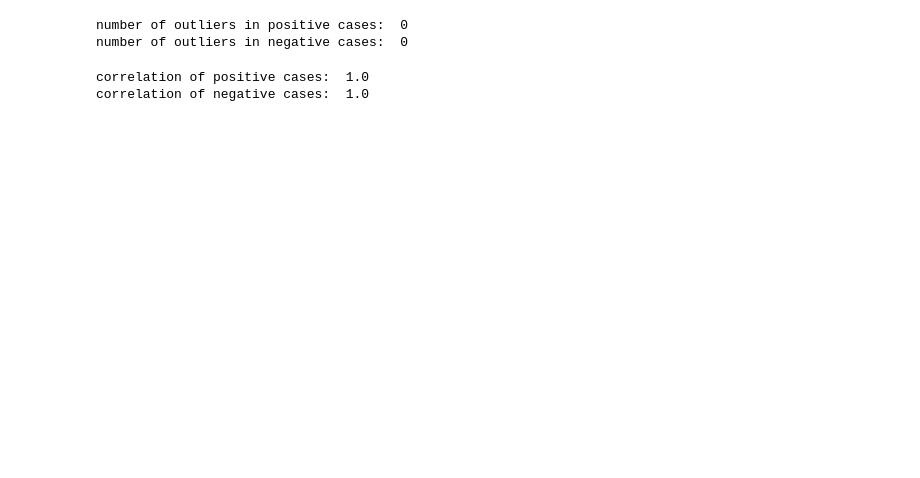
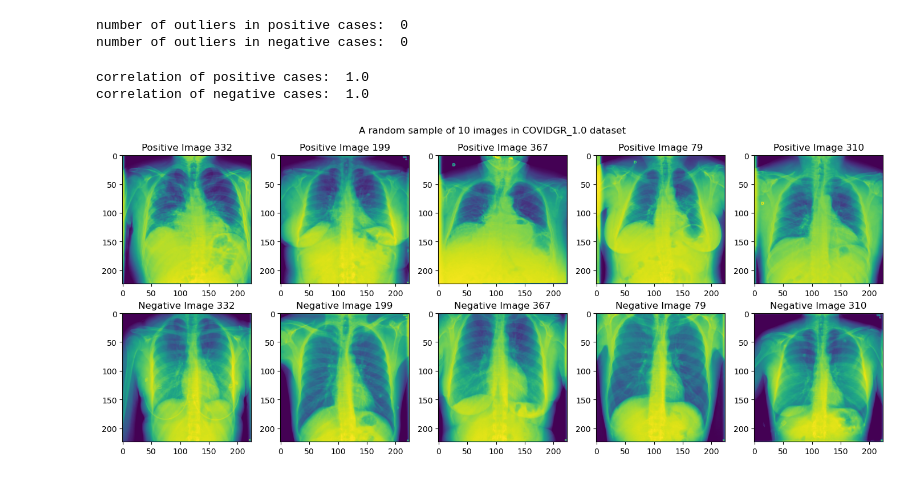
Before and after one commit to adcollin/COVID-detection-from-XRay, a Jupyter notebook: COVIDGR_analysis.ipynb, the cells around one changed output. Cells and saved outputs as stored; diff of their text form; code cells hidden in the pictures; blank space fills up the shorter version.

```diff
--- a/COVIDGR_analysis.ipynb
+++ b/COVIDGR_analysis.ipynb
@@ -79,4 +141,26 @@ print("correlation of negative cases: ", negative_corr)
 # %% [output]
 correlation of positive cases:  1.0
 correlation of negative cases:  1.0
+# %%
+# Image example visualization
+fig, axs = plt.subplots(2, num, figsize=(14, 6))  # Increase the number of subplots
+axs = axs.flatten()
+
+# plot 10 random samples
+num = 5
+indx = np.random.choice(len(np_positive)-1, num, replace=False)
+for i in range(num):
+    axs[i].imshow(np_positive[indx[i],:,:,:])  # Display positive image on the top row
+    axs[i].set_title(f'Positive Image {indx[i]+1}')
+
+    axs[i+num].imshow(np_negative[indx[i],:,:,:])  # Display negative image on the bottom row
+    axs[i+num].set_title(f'Negative Image {indx[i]+1}')
+
+# Adjust layout to prevent overlap
+plt.suptitle("A random sample of 10 images in COVIDGR_1.0 dataset")
+plt.tight_layout()
+
+plt.show()
+# %% [output]
+[figure, added]
 # %%
```
Also changed, not shown: parts of 4 cells of this notebook, 1 other file.
